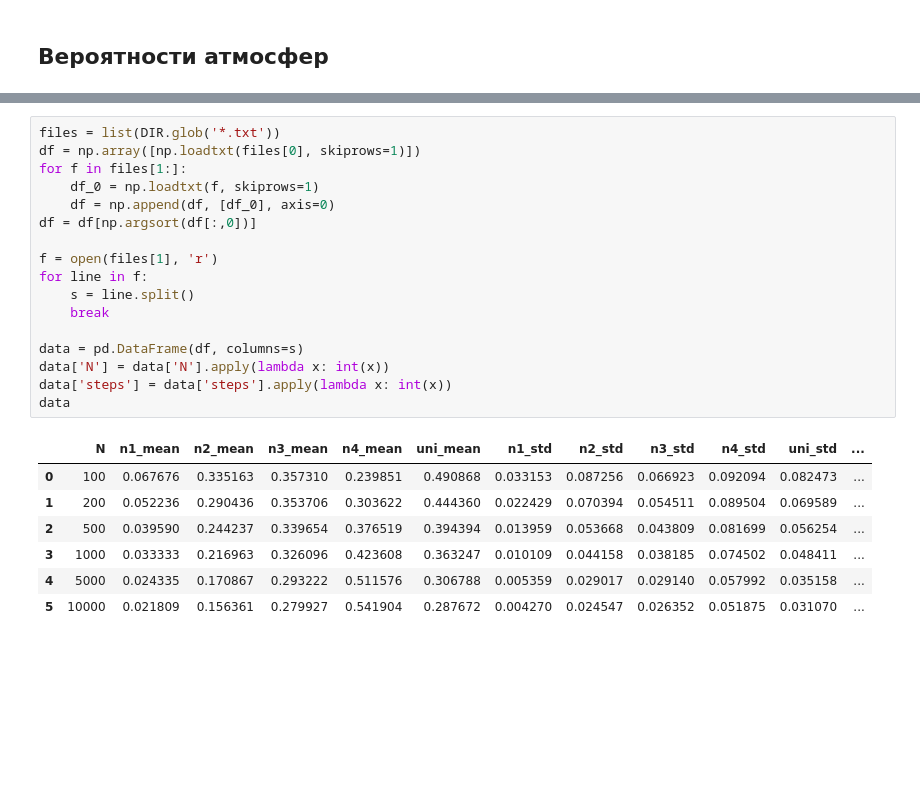
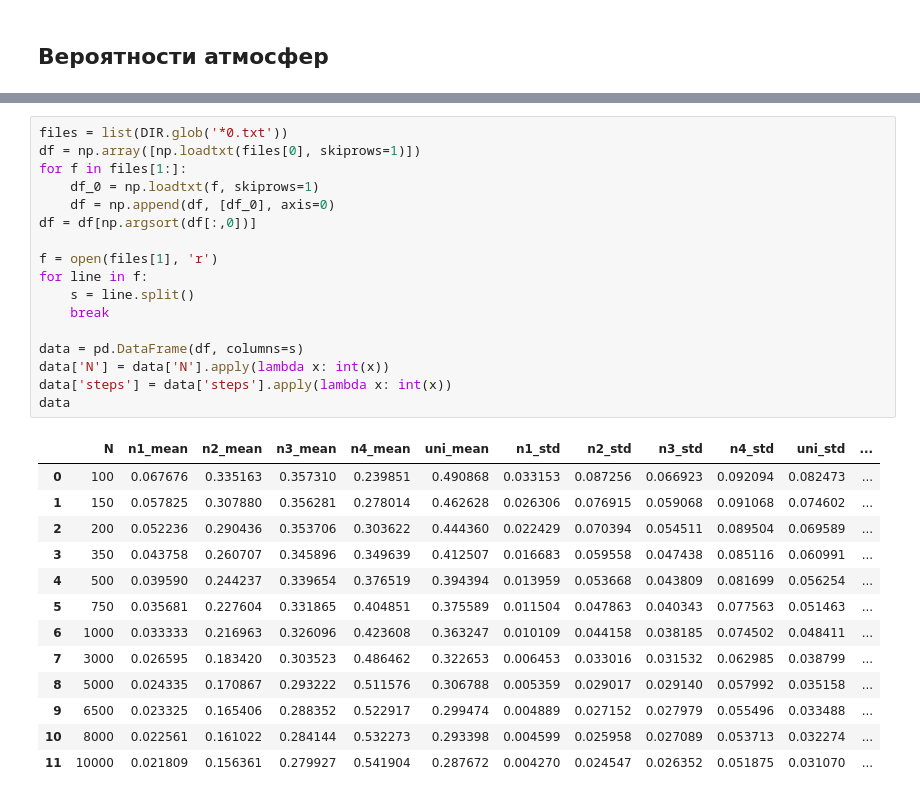
Before and after one commit to Chpel/ProjectMagnet, a Jupyter notebook: Расчёты .ipynb/Drunken_Sailor_v2.ipynb, the cells around one changed output, grey strips where cells are left out. Cells and saved outputs as stored; diff of their text form; blank space fills up the shorter version.

```diff
--- a/Расчёты .ipynb/Drunken_Sailor_v2.ipynb
+++ b/Расчёты .ipynb/Drunken_Sailor_v2.ipynb
@@ -189,28 +182,34 @@ C:\Users\Admin\Documents\Github\MagnetCode\Simulation Results\Geo_Rand_Walk_2D\v
 # %%
-files = list(DIR.glob('*.txt'))
+files = list(DIR.glob('*0.txt'))
 df = np.array([np.loadtxt(files[0], skiprows=1)])
 for f in files[1:]:
     df_0 = np.loadtxt(f, skiprows=1)
     df = np.append(df, [df_0], axis=0)
 df = df[np.argsort(df[:,0])]
 
 f = open(files[1], 'r')
 for line in f:
     s = line.split()
     break
 
 data = pd.DataFrame(df, columns=s)
 data['N'] = data['N'].apply(lambda x: int(x))
 data['steps'] = data['steps'].apply(lambda x: int(x))
 data
 # %% [output]
 |  | N | n1_mean | n2_mean | n3_mean | n4_mean | uni_mean | n1_std | n2_std | n3_std | n4_std | uni_std | ... |
 | 0 | 100 | 0.067676 | 0.335163 | 0.357310 | 0.239851 | 0.490868 | 0.033153 | 0.087256 | 0.066923 | 0.092094 | 0.082473 | ... |
-| 1 | 200 | 0.052236 | 0.290436 | 0.353706 | 0.303622 | 0.444360 | 0.022429 | 0.070394 | 0.054511 | 0.089504 | 0.069589 | ... |
-| 2 | 500 | 0.039590 | 0.244237 | 0.339654 | 0.376519 | 0.394394 | 0.013959 | 0.053668 | 0.043809 | 0.081699 | 0.056254 | ... |
-| 3 | 1000 | 0.033333 | 0.216963 | 0.326096 | 0.423608 | 0.363247 | 0.010109 | 0.044158 | 0.038185 | 0.074502 | 0.048411 | ... |
-| 4 | 5000 | 0.024335 | 0.170867 | 0.293222 | 0.511576 | 0.306788 | 0.005359 | 0.029017 | 0.029140 | 0.057992 | 0.035158 | ... |
-| 5 | 10000 | 0.021809 | 0.156361 | 0.279927 | 0.541904 | 0.287672 | 0.004270 | 0.024547 | 0.026352 | 0.051875 | 0.031070 | ... |
+| 1 | 150 | 0.057825 | 0.307880 | 0.356281 | 0.278014 | 0.462628 | 0.026306 | 0.076915 | 0.059068 | 0.091068 | 0.074602 | ... |
+| 2 | 200 | 0.052236 | 0.290436 | 0.353706 | 0.303622 | 0.444360 | 0.022429 | 0.070394 | 0.054511 | 0.089504 | 0.069589 | ... |
+| 3 | 350 | 0.043758 | 0.260707 | 0.345896 | 0.349639 | 0.412507 | 0.016683 | 0.059558 | 0.047438 | 0.085116 | 0.060991 | ... |
+| 4 | 500 | 0.039590 | 0.244237 | 0.339654 | 0.376519 | 0.394394 | 0.013959 | 0.053668 | 0.043809 | 0.081699 | 0.056254 | ... |
+| 5 | 750 | 0.035681 | 0.227604 | 0.331865 | 0.404851 | 0.375589 | 0.011504 | 0.047863 | 0.040343 | 0.077563 | 0.051463 | ... |
+| 6 | 1000 | 0.033333 | 0.216963 | 0.326096 | 0.423608 | 0.363247 | 0.010109 | 0.044158 | 0.038185 | 0.074502 | 0.048411 | ... |
+| 7 | 3000 | 0.026595 | 0.183420 | 0.303523 | 0.486462 | 0.322653 | 0.006453 | 0.033016 | 0.031532 | 0.062985 | 0.038799 | ... |
+| 8 | 5000 | 0.024335 | 0.170867 | 0.293222 | 0.511576 | 0.306788 | 0.005359 | 0.029017 | 0.029140 | 0.057992 | 0.035158 | ... |
+| 9 | 6500 | 0.023325 | 0.165406 | 0.288352 | 0.522917 | 0.299474 | 0.004889 | 0.027152 | 0.027979 | 0.055496 | 0.033488 | ... |
+| 10 | 8000 | 0.022561 | 0.161022 | 0.284144 | 0.532273 | 0.293398 | 0.004599 | 0.025958 | 0.027089 | 0.053713 | 0.032274 | ... |
+| 11 | 10000 | 0.021809 | 0.156361 | 0.279927 | 0.541904 | 0.287672 | 0.004270 | 0.024547 | 0.026352 | 0.051875 | 0.031070 | ... |
 # %%
 fig, ax = plt.subplots(figsize=(12,10))
 data['1/N'] = 1/data['N']
```
Also changed, not shown: parts of 4 cells of this notebook.
